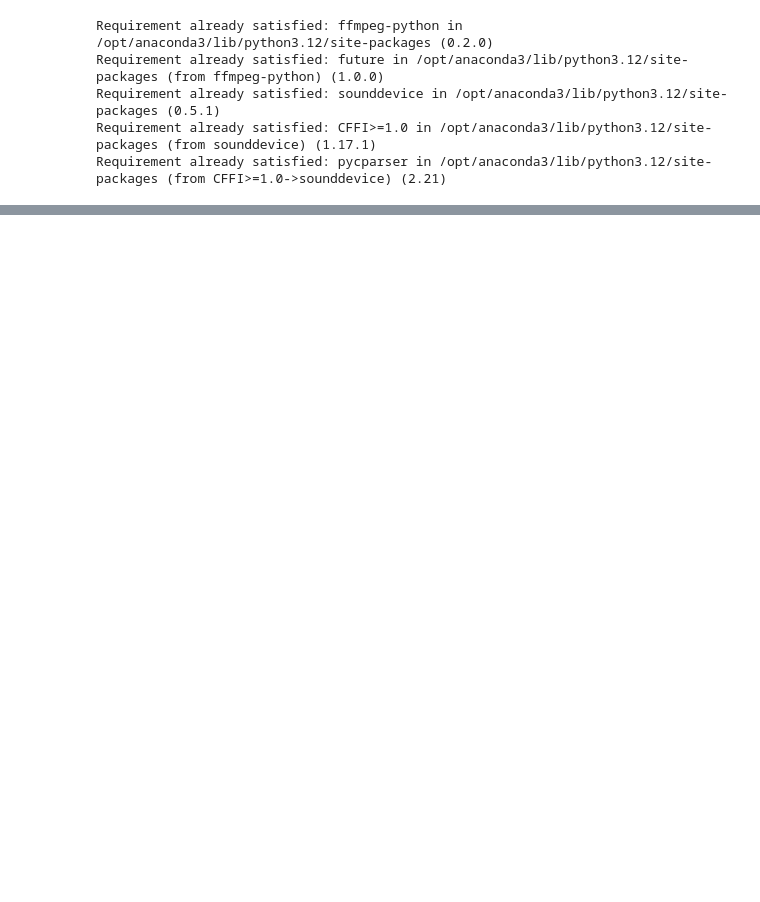
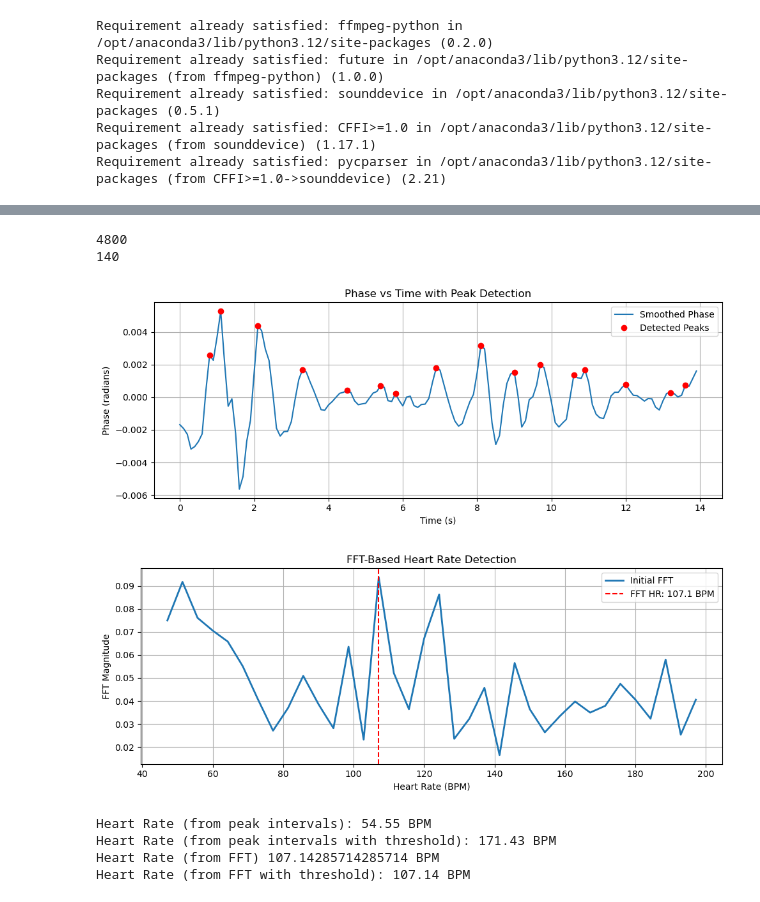
Before and after one commit to anna8murphy/vita-track, a Jupyter notebook: HR_analysis.ipynb, the cells around one changed output, grey strips where cells are left out. Saved outputs shown, nothing was run; the diff lists cells and outputs as text; code cells hidden in the pictures; blank space fills up the shorter version.

```diff
--- a/HR_analysis.ipynb
+++ b/HR_analysis.ipynb
@@ -268,0 +271,12 @@ Heart Rate (from FFT with threshold): 60.00 BPM
+# %%
+preprocess(tx,rx)
+process(plot=True)
+# %% [output]
+4800
+140
+[figure, added]
+[figure, added]
+Heart Rate (from peak intervals): 54.55 BPM
+Heart Rate (from peak intervals with threshold): 171.43 BPM
+Heart Rate (from FFT) 107.14285714285714 BPM
+Heart Rate (from FFT with threshold): 107.14 BPM
```
Also changed, not shown: parts of 3 cells of this notebook, 2 other files.
